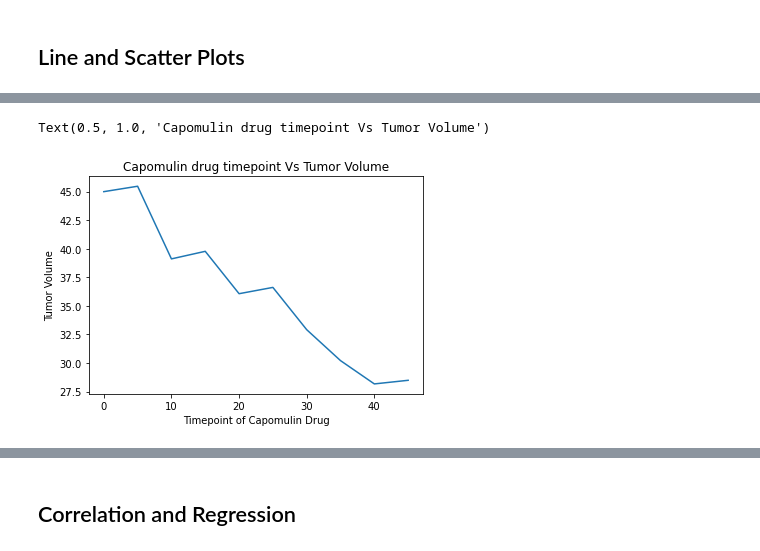
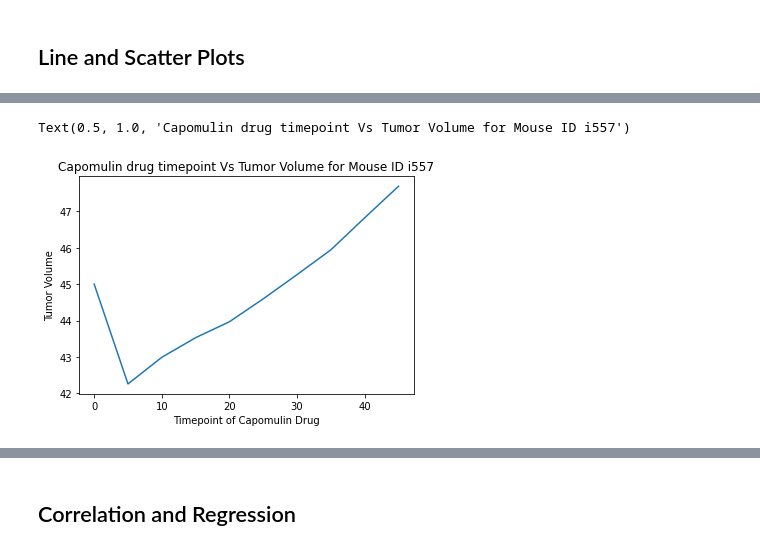
Before and after one commit to harikapeddi/Pymaceuticals---Matplotlib, a Jupyter notebook: pymaceuticals_starter.ipynb, the cells around one changed output, grey strips where cells are left out. Saved outputs shown, nothing was run; the diff lists cells and outputs as text; code cells hidden in the pictures.

```diff
--- a/pymaceuticals_starter.ipynb
+++ b/pymaceuticals_starter.ipynb
@@ -406,0 +374,3 @@ cap_mouse
+# %%
+cap_mouse = clean_df.loc[clean_df['Mouse ID']=='i557']
+cap_mouse
@@ -407,8 +389,8 @@ cap_mouse
 # %%
 plt.plot(cap_mouse['Timepoint'], cap_mouse['Tumor Volume (mm3)'] )
 plt.xlabel('Timepoint of Capomulin Drug')
 plt.ylabel('Tumor Volume')
-plt.title('Capomulin drug timepoint Vs Tumor Volume')
+plt.title('Capomulin drug timepoint Vs Tumor Volume for Mouse ID i557')
 # %% [output]
-Text(0.5, 1.0, 'Capomulin drug timepoint Vs Tumor Volume')
+Text(0.5, 1.0, 'Capomulin drug timepoint Vs Tumor Volume for Mouse ID i557')
-[figure, old version]
+[figure, new version]
```
Also changed, not shown: parts of 21 cells of this notebook.
